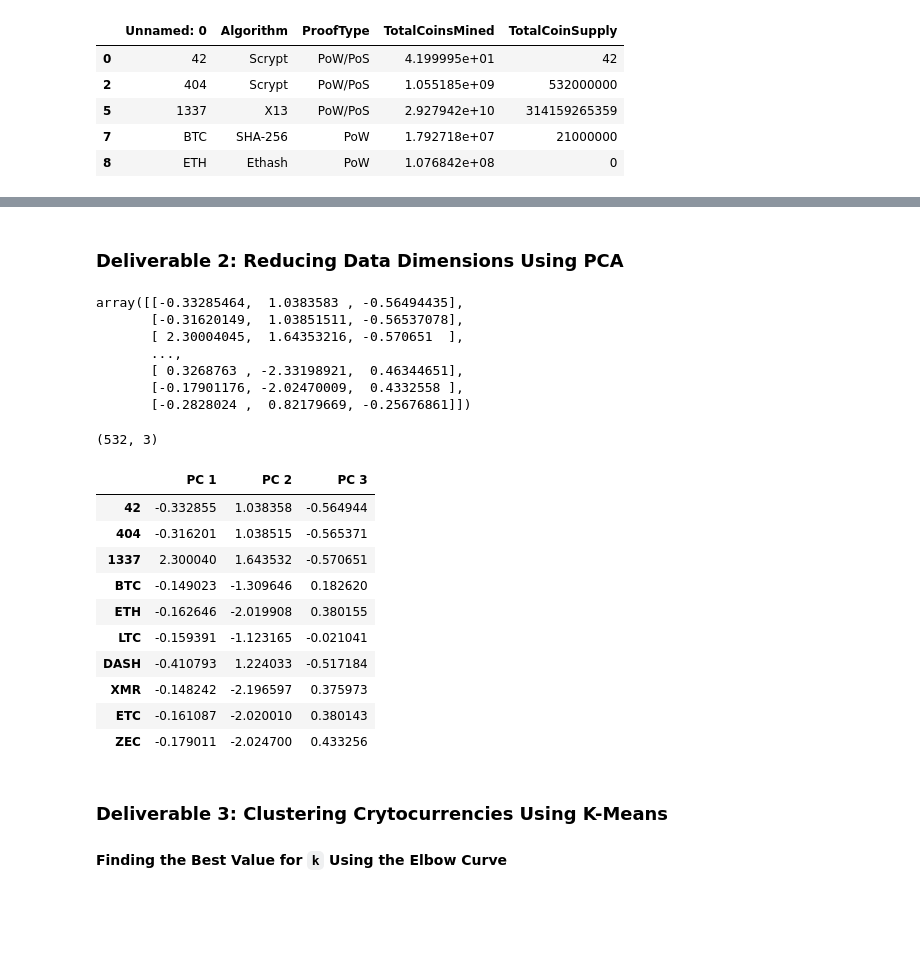
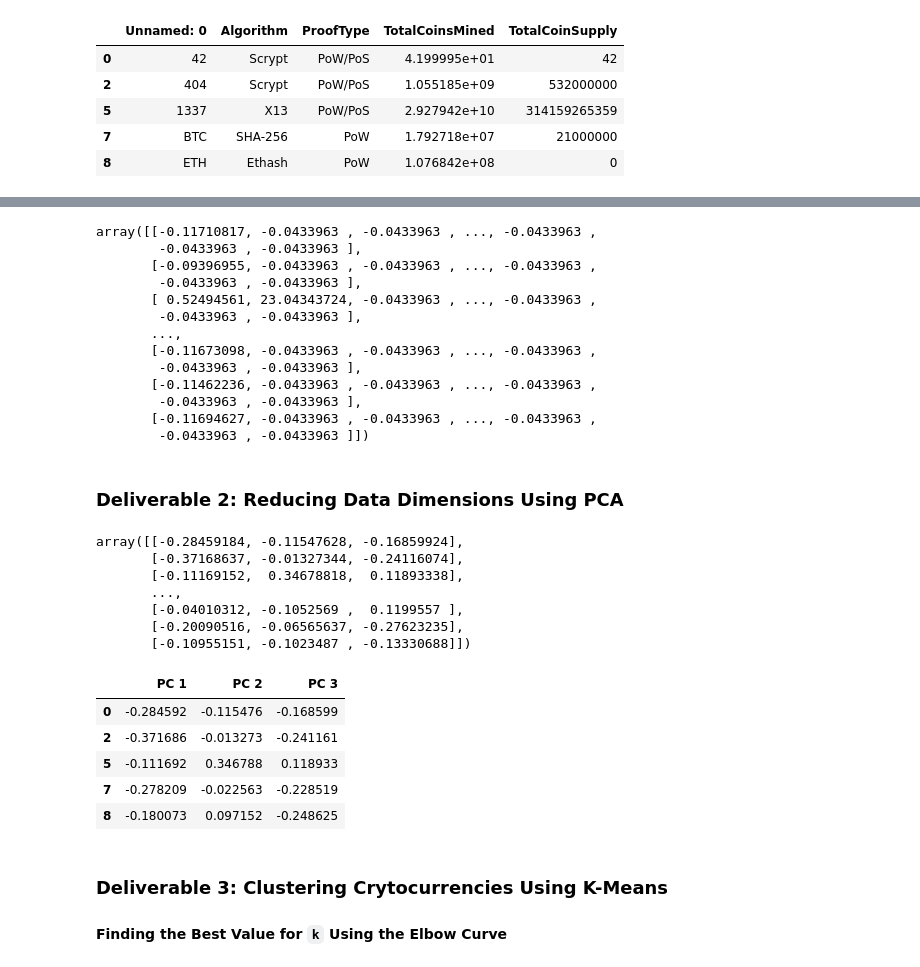
Before and after one commit to Uassignment/Cryptocurrencies, a Jupyter notebook: crypto_clustering.ipynb, the cells around one changed output, grey strips where cells are left out. Cells and saved outputs as stored; diff of their text form; code cells hidden in the pictures; blank space fills up the shorter version.

```diff
--- a/crypto_clustering.ipynb
+++ b/crypto_clustering.ipynb
@@ -162,3 +183,6 @@ revised_crypto_df.head()
 | 5 | 1337 | X13 | PoW/PoS | 2.927942e+10 | 314159265359 |
 | 7 | BTC | SHA-256 | PoW | 1.792718e+07 | 21000000 |
 | 8 | ETH | Ethash | PoW | 1.076842e+08 | 0 |
+# %%
+features = revised_crypto_df
+features.head()
@@ -165,4 +196,6 @@ revised_crypto_df.head()
 # %%
 # Use get_dummies() to create variables for text features.
-# YOUR CODE HERE
+
+features = pd.get_dummies(features)
+features.head(10)
 # %% [output]
@@ -203,32 +214,50 @@ array([[-0.11710817, -0.1528703 , -0.0433963 , -0.0433963 , -0.0433963 ,
+# %%
+features_scaled = StandardScaler().fit_transform(features)
+features_scaled[0:10]
+# %% [output]
+array([[-0.11710817, -0.0433963 , -0.0433963 , ..., -0.0433963 ,
+        -0.0433963 , -0.0433963 ],
+       [-0.09396955, -0.0433963 , -0.0433963 , ..., -0.0433963 ,
+        -0.0433963 , -0.0433963 ],
+       [ 0.52494561, 23.04343724, -0.0433963 , ..., -0.0433963 ,
+        -0.0433963 , -0.0433963 ],
+       ...,
+       [-0.11673098, -0.0433963 , -0.0433963 , ..., -0.0433963 ,
+        -0.0433963 , -0.0433963 ],
+       [-0.11462236, -0.0433963 , -0.0433963 , ..., -0.0433963 ,
+        -0.0433963 , -0.0433963 ],
+       [-0.11694627, -0.0433963 , -0.0433963 , ..., -0.0433963 ,
+        -0.0433963 , -0.0433963 ]])
 # %% [markdown]
 ### Deliverable 2: Reducing Data Dimensions Using PCA
 # %%
 # Using PCA to reduce dimension to three principal components.
-# YOUR CODE HERE
+
+pca_model = PCA(n_components=3)
+
+features_pca = pca_model.fit_transform(features_scaled)
+features_pca
 # %% [output]
-array([[-0.33285464,  1.0383583 , -0.56494435],
-       [-0.31620149,  1.03851511, -0.56537078],
-       [ 2.30004045,  1.64353216, -0.570651  ],
+array([[-0.28459184, -0.11547628, -0.16859924],
+       [-0.37168637, -0.01327344, -0.24116074],
+       [-0.11169152,  0.34678818,  0.11893338],
        ...,
-       [ 0.3268763 , -2.33198921,  0.46344651],
-       [-0.17901176, -2.02470009,  0.4332558 ],
-       [-0.2828024 ,  0.82179669, -0.25676861]])
+       [-0.04010312, -0.1052569 ,  0.1199557 ],
+       [-0.20090516, -0.06565637, -0.27623235],
+       [-0.10955151, -0.1023487 , -0.13330688]])
 # %%
 # Create a DataFrame with the three principal components.
-# YOUR CODE HERE
+
+PCs_df=pd.DataFrame(
+data=features_pca, columns=["PC 1", "PC 2","PC 3"], index = revised_crypto_df.index)
+PCs_df.head()
 # %% [output]
-(532, 3)
 |  | PC 1 | PC 2 | PC 3 |
-| 42 | -0.332855 | 1.038358 | -0.564944 |
-| 404 | -0.316201 | 1.038515 | -0.565371 |
-| 1337 | 2.300040 | 1.643532 | -0.570651 |
-| BTC | -0.149023 | -1.309646 | 0.182620 |
-| ETH | -0.162646 | -2.019908 | 0.380155 |
-| LTC | -0.159391 | -1.123165 | -0.021041 |
-| DASH | -0.410793 | 1.224033 | -0.517184 |
-| XMR | -0.148242 | -2.196597 | 0.375973 |
-| ETC | -0.161087 | -2.020010 | 0.380143 |
-| ZEC | -0.179011 | -2.024700 | 0.433256 |
+| 0 | -0.284592 | -0.115476 | -0.168599 |
+| 2 | -0.371686 | -0.013273 | -0.241161 |
+| 5 | -0.111692 | 0.346788 | 0.118933 |
+| 7 | -0.278209 | -0.022563 | -0.228519 |
+| 8 | -0.180073 | 0.097152 | -0.248625 |
 # %% [markdown]
 ### Deliverable 3: Clustering Crytocurrencies Using K-Means
 
```
Also changed, not shown: parts of 19 cells of this notebook, 4 other files.
